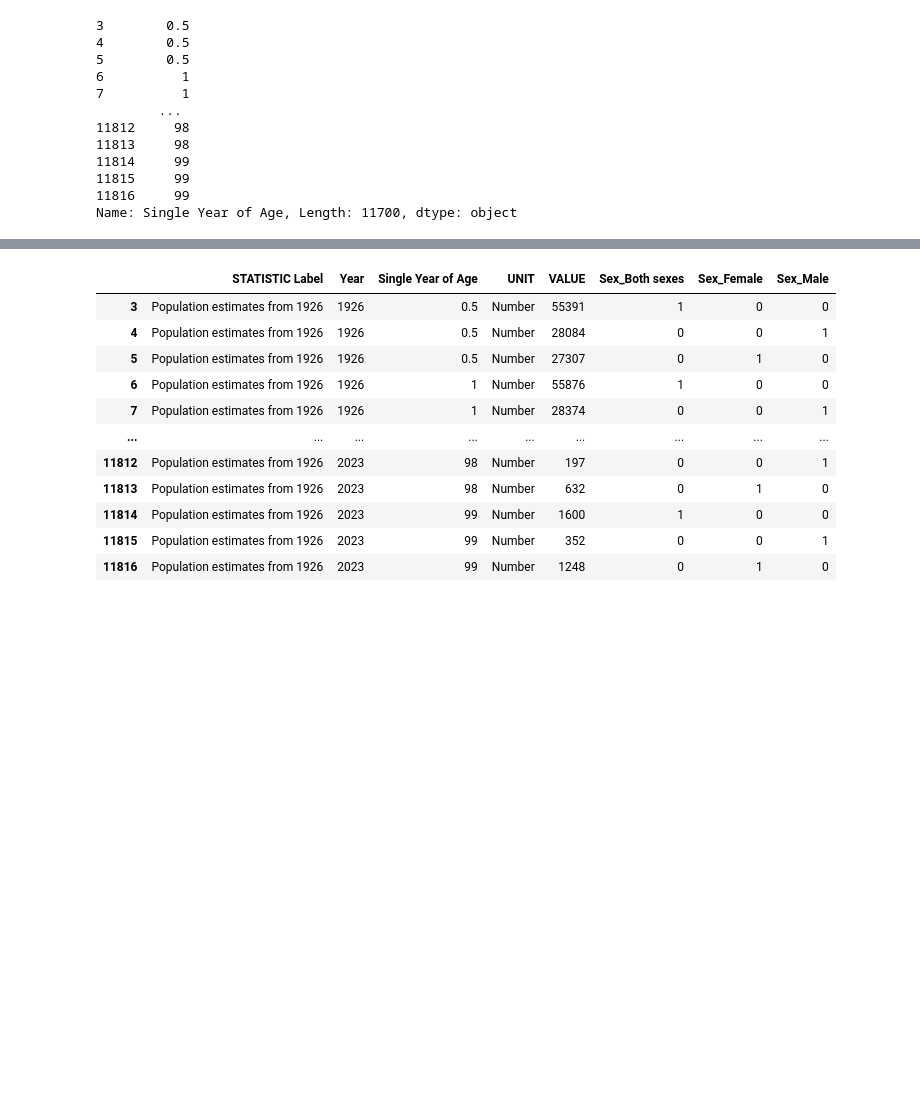
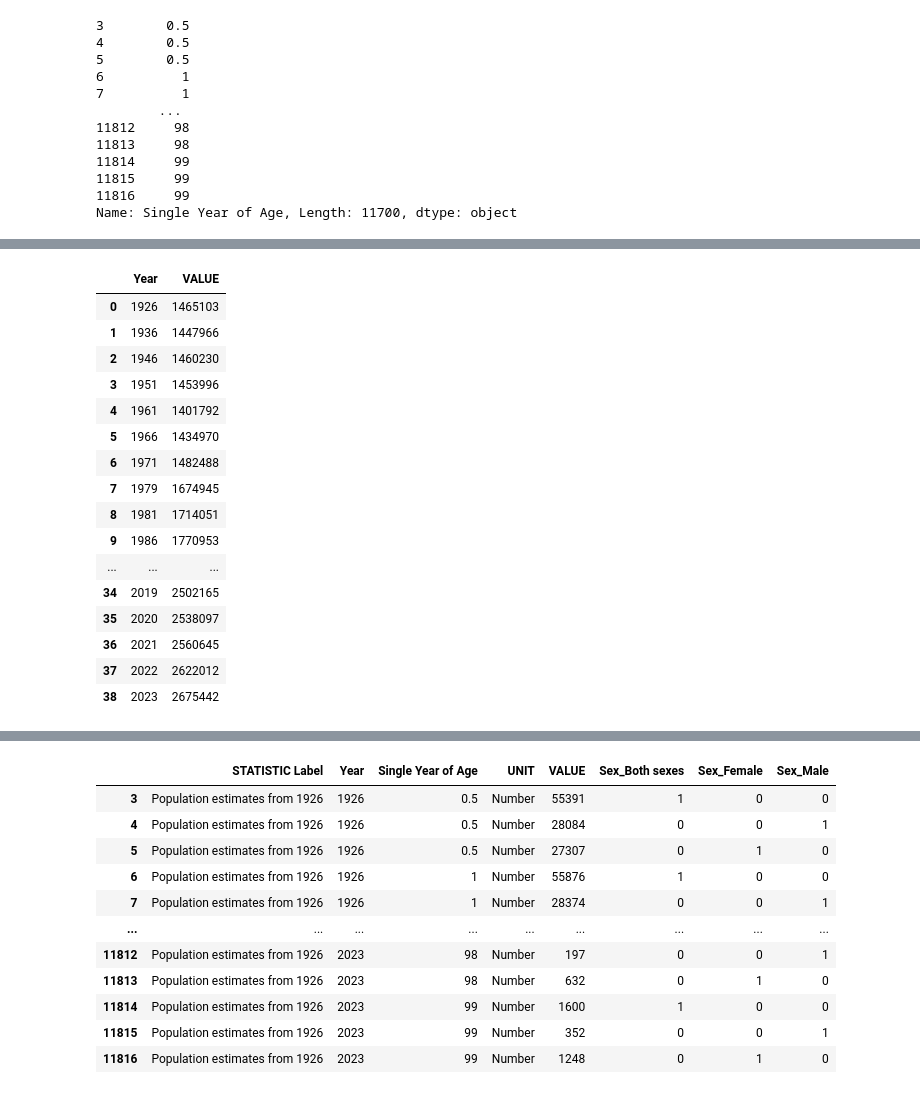
Before and after one commit to ZheLuo2023/CA1, a Jupyter notebook: Population Analysis.ipynb, the cells around one changed output, grey strips where cells are left out. Cells and saved outputs as stored; diff of their text form; code cells hidden in the pictures; blank space fills up the shorter version.

```diff
--- a/Population Analysis.ipynb
+++ b/Population Analysis.ipynb
@@ -211,0 +227,22 @@ data
+# %%
+Data_female = Data_female.groupby("Year")["VALUE"].sum()
+Data_female = Data_female.reset_index()
+Data_female
+# %% [output]
+|  | Year | VALUE |
+| 0 | 1926 | 1465103 |
+| 1 | 1936 | 1447966 |
+| 2 | 1946 | 1460230 |
+| 3 | 1951 | 1453996 |
+| 4 | 1961 | 1401792 |
+| 5 | 1966 | 1434970 |
+| 6 | 1971 | 1482488 |
+| 7 | 1979 | 1674945 |
+| 8 | 1981 | 1714051 |
+| 9 | 1986 | 1770953 |
+| ... | ... | ... |
+| 34 | 2019 | 2502165 |
+| 35 | 2020 | 2538097 |
+| 36 | 2021 | 2560645 |
+| 37 | 2022 | 2622012 |
+| 38 | 2023 | 2675442 |
```
Also changed, not shown: parts of 13 cells of this notebook.
